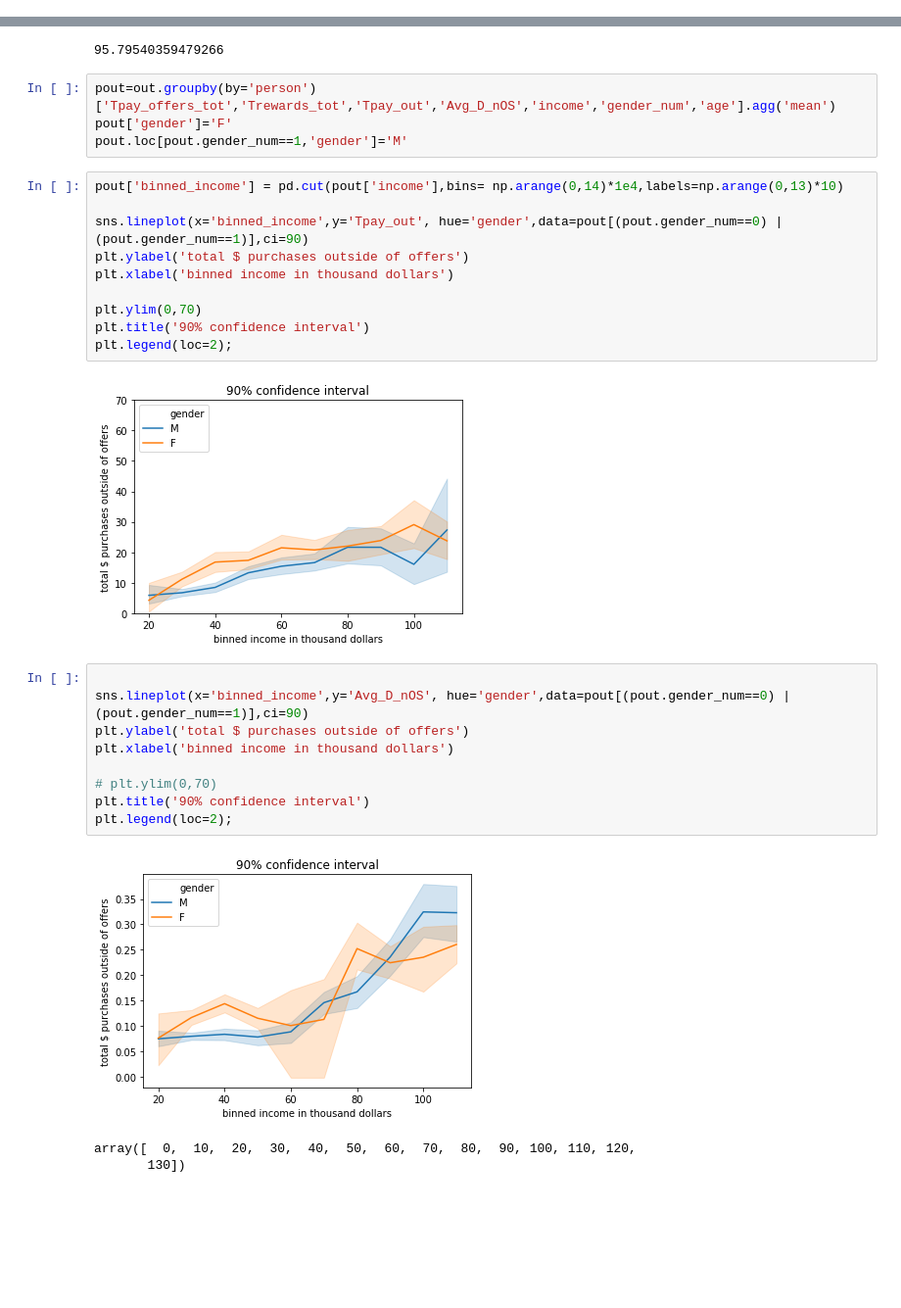
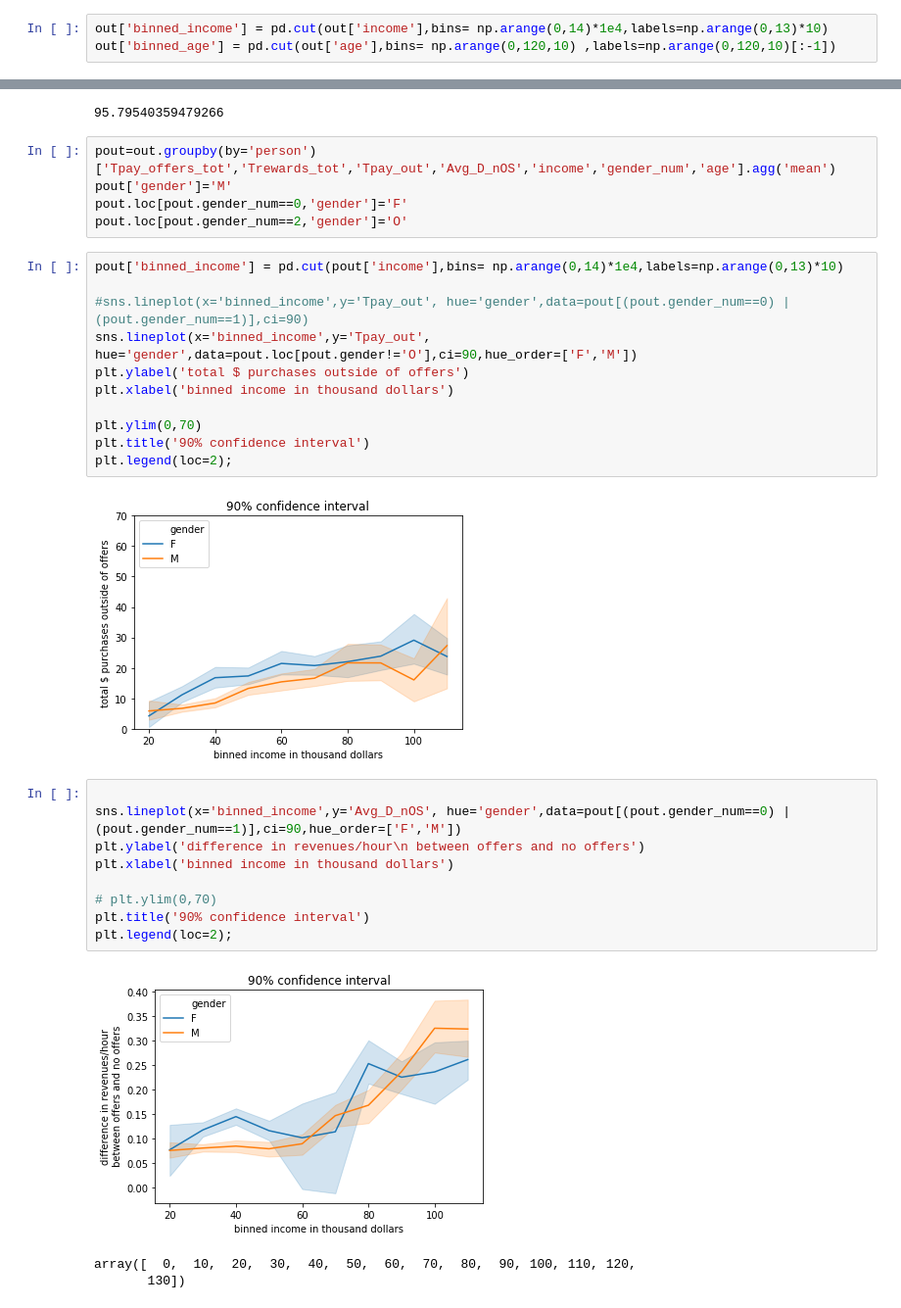
Before and after one commit to marco-bellini/Starbucks_capstone, a Jupyter notebook: 01_test.ipynb, the cells around one changed output, grey strips where cells are left out. Shown at 98% size. Saved outputs shown, nothing was run; the diff lists cells and outputs as text; blank space fills up the shorter version.

```diff
--- a/01_test.ipynb
+++ b/01_test.ipynb
@@ -64,6 +66,9 @@ Index(['person', 'offer', 'offer_received', 'offer_viewed', 'offer_completed',
        'Avg_pay_offers', 'Net_pay_offers', 'Avg_net_pay_offers',
        'Avg_pay_outside', 'Avg_D_O', 'Avg_D_OS', 'Avg_D_nOS'],
       dtype='object')
+# %%
+out['binned_income'] = pd.cut(out['income'],bins= np.arange(0,14)*1e4,labels=np.arange(0,13)*10)
+out['binned_age'] = pd.cut(out['age'],bins= np.arange(0,120,10) ,labels=np.arange(0,120,10)[:-1])
 # %%
 c_drop=['person','offer', 'became_member_on',]
 
@@ -554,12 +556,14 @@ out.groupby(by='offer')['percent_viewed'].agg(['mean','median'])
 95.79540359479266
 # %%
 pout=out.groupby(by='person')['Tpay_offers_tot','Trewards_tot','Tpay_out','Avg_D_nOS','income','gender_num','age'].agg('mean')
-pout['gender']='F'
-pout.loc[pout.gender_num==1,'gender']='M'
+pout['gender']='M'
+pout.loc[pout.gender_num==0,'gender']='F'
+pout.loc[pout.gender_num==2,'gender']='O'
 # %%
 pout['binned_income'] = pd.cut(pout['income'],bins= np.arange(0,14)*1e4,labels=np.arange(0,13)*10)
 
-sns.lineplot(x='binned_income',y='Tpay_out', hue='gender',data=pout[(pout.gender_num==0) | (pout.gender_num==1)],ci=90)
+#sns.lineplot(x='binned_income',y='Tpay_out', hue='gender',data=pout[(pout.gender_num==0) | (pout.gender_num==1)],ci=90)
+sns.lineplot(x='binned_income',y='Tpay_out', hue='gender',data=pout.loc[pout.gender!='O'],ci=90,hue_order=['F','M'])
 plt.ylabel('total $ purchases outside of offers')
 plt.xlabel('binned income in thousand dollars')
 
@@ -567,18 +571,18 @@ plt.ylim(0,70)
 plt.title('90% confidence interval')
 plt.legend(loc=2);
 # %% [output]
-[figure, old version]
+[figure, new version]
 # %%
 
-sns.lineplot(x='binned_income',y='Avg_D_nOS', hue='gender',data=pout[(pout.gender_num==0) | (pout.gender_num==1)],ci=90)
-plt.ylabel('total $ purchases outside of offers')
+sns.lineplot(x='binned_income',y='Avg_D_nOS', hue='gender',data=pout[(pout.gender_num==0) | (pout.gender_num==1)],ci=90,hue_order=['F','M'])
+plt.ylabel('difference in revenues/hour\n between offers and no offers')
 plt.xlabel('binned income in thousand dollars')
 
 # plt.ylim(0,70)
 plt.title('90% confidence interval')
 plt.legend(loc=2);
 # %% [output]
-[figure, old version]
+[figure, new version]
 # %%
 # %% [output]
 array([  0,  10,  20,  30,  40,  50,  60,  70,  80,  90, 100, 110, 120,
```
Also changed, not shown: parts of 4 cells of this notebook.
